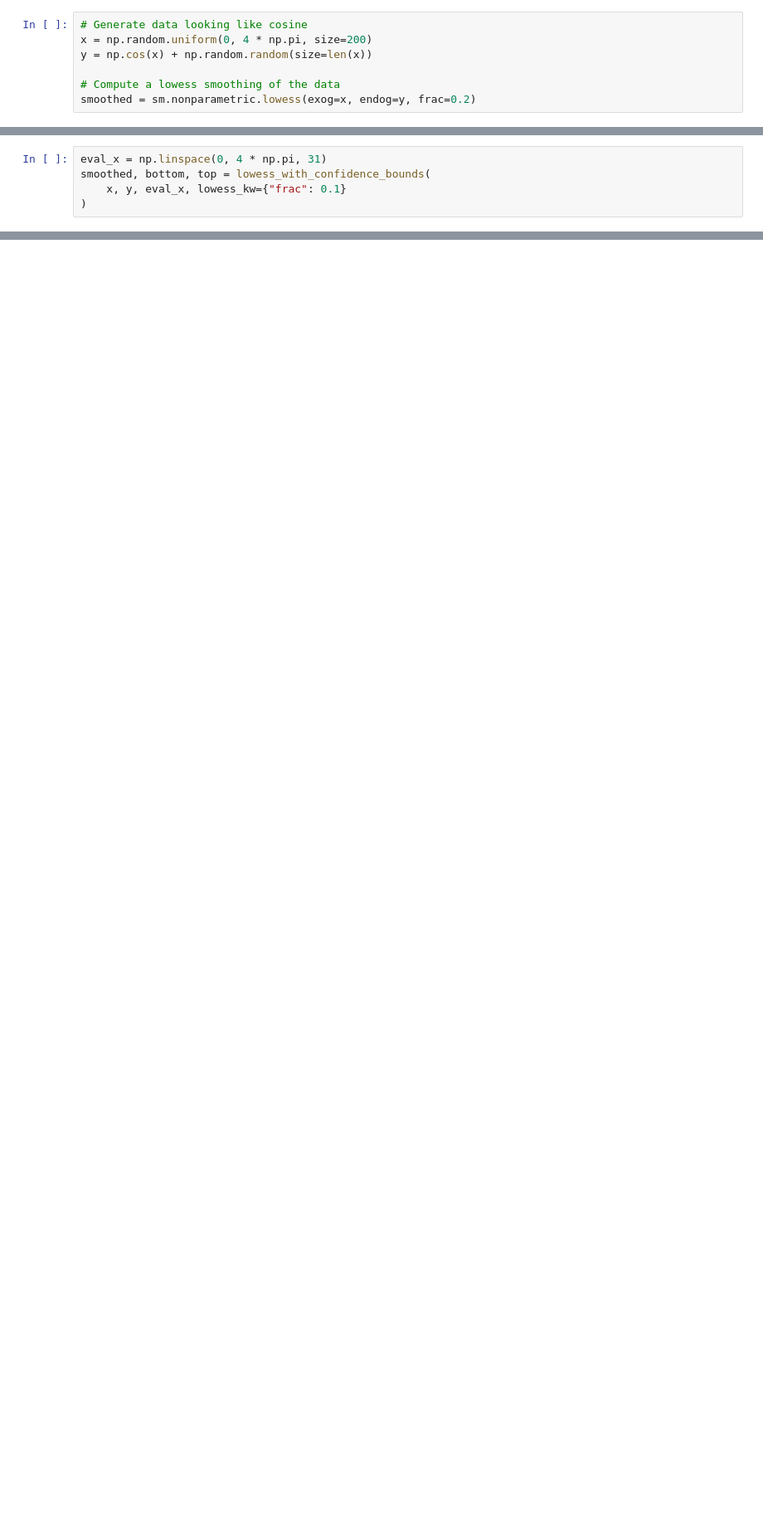
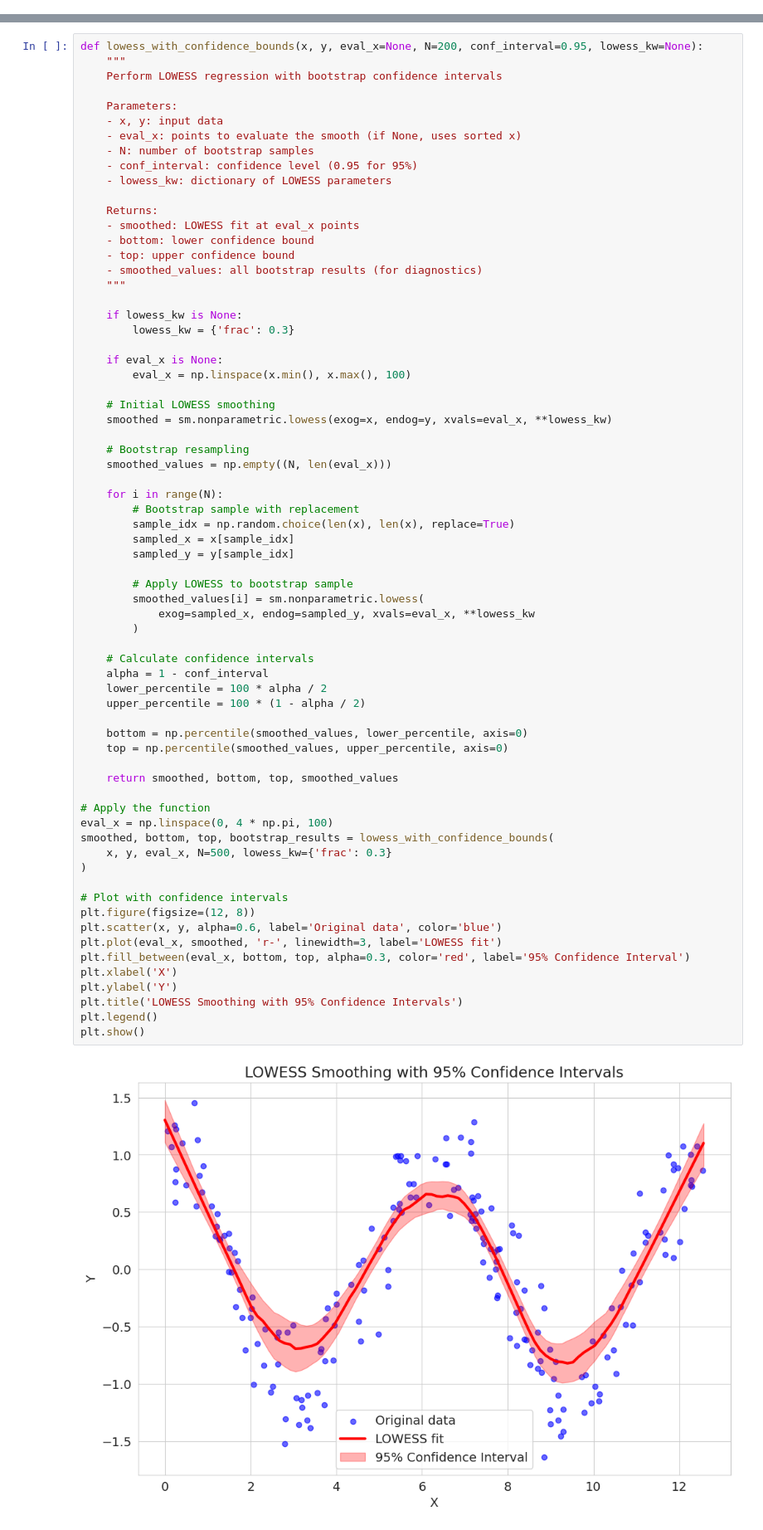
Before and after one commit to esosetrov/LOWESS-Smoother-Implementation, a Jupyter notebook: lowess-smoother-algorithm.ipynb, the cells around one changed output, grey strips where cells are left out. Shown at 83% size. Cells and saved outputs as stored; diff of their text form; blank space fills up the shorter version.

```diff
--- a/lowess-smoother-algorithm.ipynb
+++ b/lowess-smoother-algorithm.ipynb
@@ -32,8 +47 @@ pylab.rc("font", size=14)
 np.random.seed(0)
-# %%
-# Generate data looking like cosine
-x = np.random.uniform(0, 4 * np.pi, size=200)
-y = np.cos(x) + np.random.random(size=len(x))
-
-# Compute a lowess smoothing of the data
-smoothed = sm.nonparametric.lowess(exog=x, endog=y, frac=0.2)
@@ -115,5 +106,0 @@ def lowess_with_confidence_bounds(
-# %%
-eval_x = np.linspace(0, 4 * np.pi, 31)
-smoothed, bottom, top = lowess_with_confidence_bounds(
-    x, y, eval_x, lowess_kw={"frac": 0.1}
-)
@@ -127,0 +107,70 @@ pylab.autoscale(enable=True, axis="x", tight=True)
+# %%
+def lowess_with_confidence_bounds(x, y, eval_x=None, N=200, conf_interval=0.95, lowess_kw=None):
+    """
+    Perform LOWESS regression with bootstrap confidence intervals
+
+    Parameters:
+    - x, y: input data
+    - eval_x: points to evaluate the smooth (if None, uses sorted x)
+    - N: number of bootstrap samples
+    - conf_interval: confidence level (0.95 for 95%)
+    - lowess_kw: dictionary of LOWESS parameters
+
+    Returns:
+    - smoothed: LOWESS fit at eval_x points
+    - bottom: lower confidence bound
+    - top: upper confidence bound
+    - smoothed_values: all bootstrap results (for diagnostics)
+    """
+
+    if lowess_kw is None:
+        lowess_kw = {'frac': 0.3}
+
+    if eval_x is None:
+        eval_x = np.linspace(x.min(), x.max(), 100)
+
+    # Initial LOWESS smoothing
+    smoothed = sm.nonparametric.lowess(exog=x, endog=y, xvals=eval_x, **lowess_kw)
+
+    # Bootstrap resampling
+    smoothed_values = np.empty((N, len(eval_x)))
+
+    for i in range(N):
+        # Bootstrap sample with replacement
+        sample_idx = np.random.choice(len(x), len(x), replace=True)
+        sampled_x = x[sample_idx]
+        sampled_y = y[sample_idx]
+
+        # Apply LOWESS to bootstrap sample
+        smoothed_values[i] = sm.nonparametric.lowess(
+            exog=sampled_x, endog=sampled_y, xvals=eval_x, **lowess_kw
+        )
+
+    # Calculate confidence intervals
+    alpha = 1 - conf_interval
+    lower_percentile = 100 * alpha / 2
+    upper_percentile = 100 * (1 - alpha / 2)
+
+    bottom = np.percentile(smoothed_values, lower_percentile, axis=0)
+    top = np.percentile(smoothed_values, upper_percentile, axis=0)
+
+    return smoothed, bottom, top, smoothed_values
+
+# Apply the function
+eval_x = np.linspace(0, 4 * np.pi, 100)
+smoothed, bottom, top, bootstrap_results = lowess_with_confidence_bounds(
+    x, y, eval_x, N=500, lowess_kw={'frac': 0.3}
+)
+
+# Plot with confidence intervals
+plt.figure(figsize=(12, 8))
+plt.scatter(x, y, alpha=0.6, label='Original data', color='blue')
+plt.plot(eval_x, smoothed, 'r-', linewidth=3, label='LOWESS fit')
+plt.fill_between(eval_x, bottom, top, alpha=0.3, color='red', label='95% Confidence Interval')
+plt.xlabel('X')
+plt.ylabel('Y')
+plt.title('LOWESS Smoothing with 95% Confidence Intervals')
+plt.legend()
+plt.show()
+# %% [output]
+[figure, added]
```
Also changed, not shown: parts of 31 cells of this notebook.
